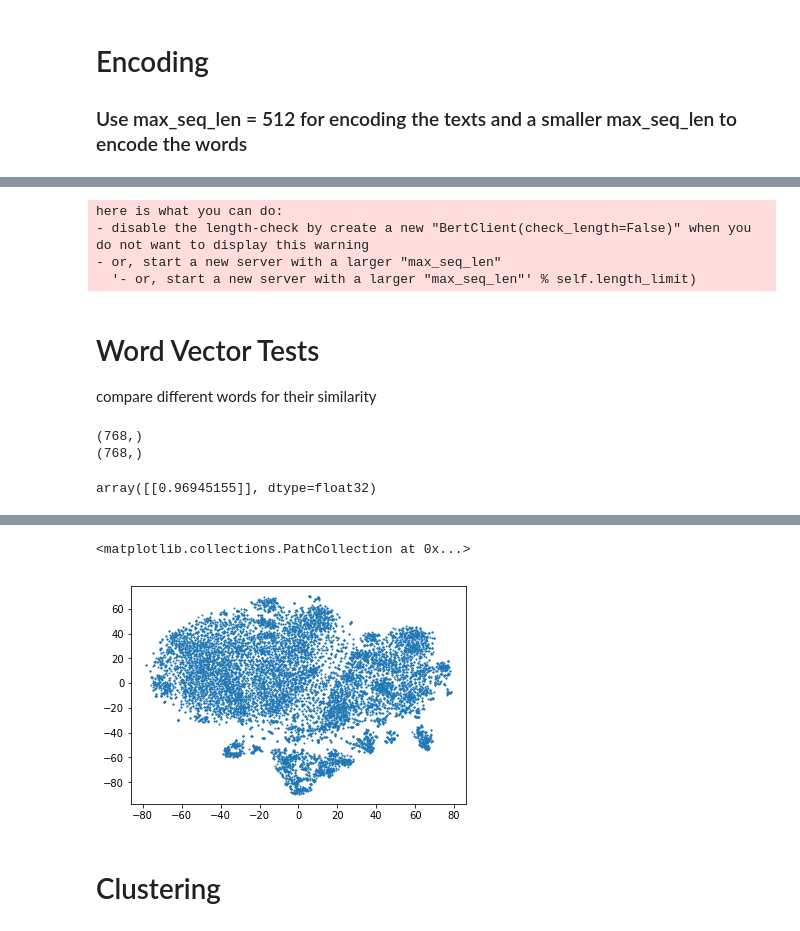
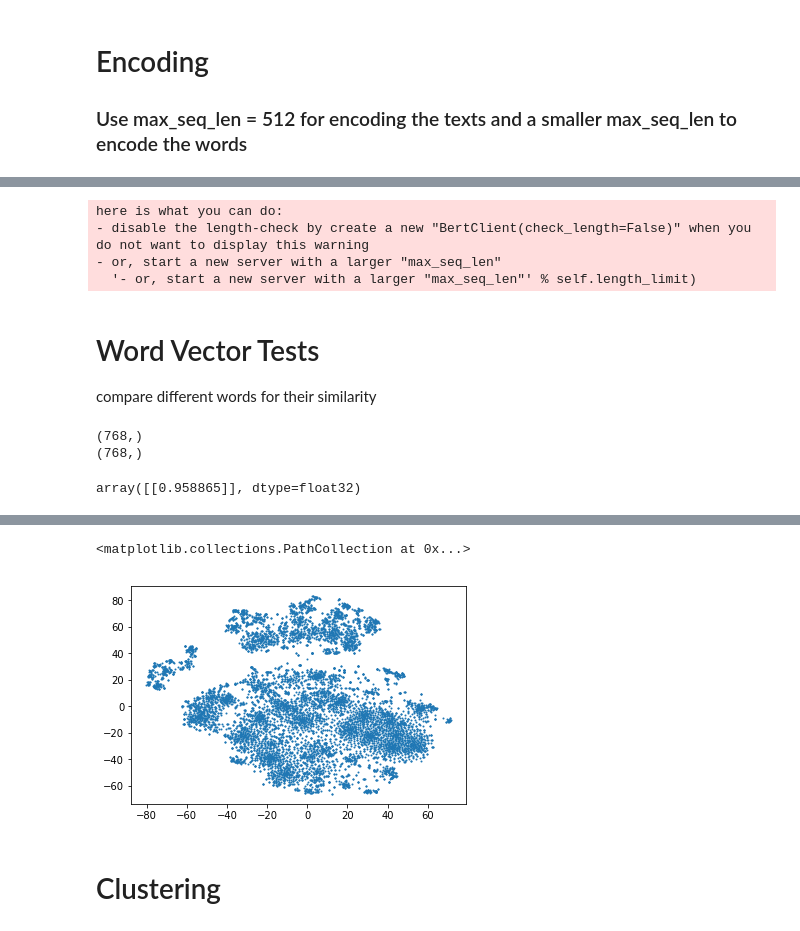
Before and after one commit to davidlenz/pvtm, a Jupyter notebook: 20_newsgroup.ipynb, the cells around one changed output, grey strips where cells are left out. Drawn from its saved outputs; the diff is of its cells as text; code cells hidden in the pictures.

Commit message:
reuters newswire topics now available. Changed structure a bit

```diff
--- a/20_newsgroup.ipynb
+++ b/20_newsgroup.ipynb
@@ -1,3 +30,13 @@
+# %%
+def reuters_news_wire_texts():
+    from keras.datasets import reuters
+
+    (x_train, y_train), (x_test, y_test) = reuters.load_data()
+    wordDict = {y:x for x,y in reuters.get_word_index().items()}
+    texts = []
+    for x in x_train:
+        texts.append(" ".join([wordDict.get(index-3) for index in x if wordDict.get(index-3) is not None]))
+    return texts, y_train
 # %% [markdown]
 # Load 20 newsgroup dataset
 
@@ -22,3 +54,9 @@ _input, vocab = dlutils.popularity_based_prefiltering(_input, min_df =0.00000001
+# %%
+from dlutils import dlutils
+# _input = fetch_20newsgroups(subset='train')['data']
+_input, y = reuters_news_wire_texts()
+# %time _input = [clean_text(x) for x in _input]
+vocab = np.unique([word for text in _input for word in text.split()])
 # %% [markdown]
 # Encoding
 ### Use max_seq_len = 512 for encoding the texts and a smaller max_seq_len to encode the words
@@ -25 +71,9 @@ _input, vocab = dlutils.popularity_based_prefiltering(_input, min_df =0.00000001
+# %%
+embeddings = bc.encode(_input)
+np.save('data/embeddings.npy', embeddings)
+# %% [output]
+here is what you can do:
+- disable the length-check by create a new "BertClient(check_length=False)" when you do not want to display this warning
+- or, start a new server with a larger "max_seq_len"
+  '- or, start a new server with a larger "max_seq_len"' % self.length_limit)
 # %%
@@ -30,22 +80,16 @@ bc = BertClient()
 vocab_vecs = bc.encode(list(vocab))
 np.save('data/vocab_vecs.npy', vocab_vecs)
-# %%
-embeddings = bc.encode(newsgroups_train['data'])
-np.save('data/embeddings.npy', embeddings)
-# %% [output]
-here is what you can do:
-- disable the length-check by create a new "BertClient(check_length=False)" when you do not want to display this warning
-- or, start a new server with a larger "max_seq_len"
-  '- or, start a new server with a larger "max_seq_len"' % self.length_limit)
 # %% [markdown]
 # Word Vector Tests
 
 compare different words for their similarity
 # %%
+import pandas as pd
+import sklearn
 vocabdf = pd.DataFrame(np.array(list(vocab)))
 vocabdf['vecs'] = list(vocab_vecs)
 
-word1, word2 = 'data', 'information'
+word1, word2 = 'cat', 'dog'
 
 k1 = vocabdf[vocabdf[0]==word1].vecs.values[0]
 k2 = vocabdf[vocabdf[0]==word2].vecs.values[0]
@@ -55,11 +99,11 @@ sklearn.metrics.pairwise.cosine_similarity(k1.reshape(1,-1),k2.reshape(1,-1))
 # %% [output]
 (768,)
 (768,)
-array([[0.96945155]], dtype=float32)
+array([[0.958865]], dtype=float32)
 # %%
 from sklearn.manifold import TSNE
 import matplotlib.pyplot as plt
 tsne=TSNE()
-%time d2vecs = tsne.fit_transform(embeddings)
-plt.scatter(d2vecs[:, 0], d2vecs[:, 1], s=1)
+%time d2vecs = tsne.fit_transform(np.vstack([embeddings, cluster_centers]))
+plt.scatter(d2vecs[:embeddings.shape[0], 0], d2vecs[:embeddings.shape[0], 1], s=1)
 # %% [output]
@@ -67,4 +111,4 @@ Wall time: 3min 41s
 <matplotlib.collections.PathCollection at 0x...>
-[figure, old version]
+[figure, new version]
 # %% [markdown]
 # Clustering
```
Also changed, not shown: parts of 17 cells of this notebook.
